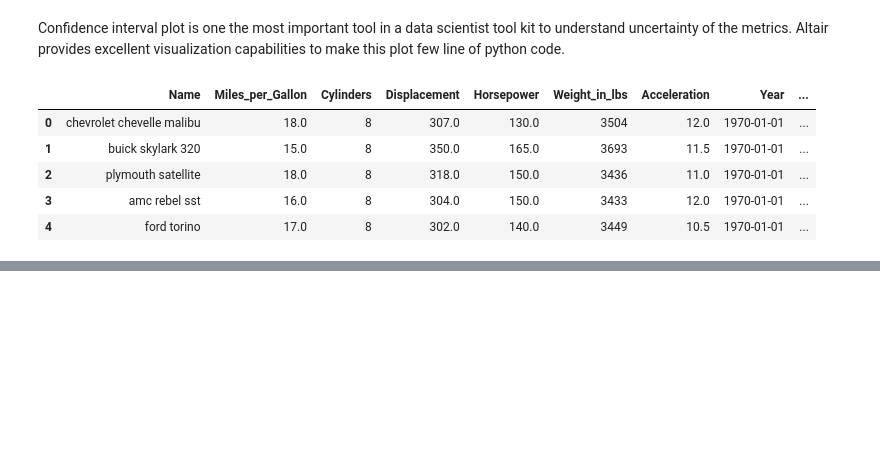
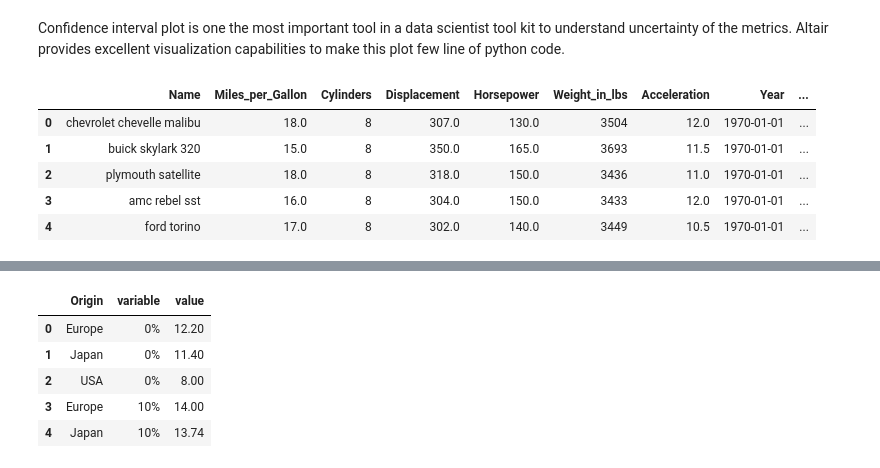
Before and after one commit to anaveenan/naveenanarjunan, a Jupyter notebook: _notebooks/2020-02-22-confidence-interval-plot.ipynb, the cells around one changed output, grey strips where cells are left out. Saved outputs shown, nothing was run; the diff lists cells and outputs as text; code cells hidden in the pictures; blank space fills up the shorter version.

```diff
--- a/_notebooks/2020-02-22-confidence-interval-plot.ipynb
+++ b/_notebooks/2020-02-22-confidence-interval-plot.ipynb
@@ -157,29 +125,0 @@ alt.layer(base, *polynomial_fit)
-# %%
-import numpy as np
-import pandas as pd
-import altair as alt
-
-# Generate some random data
-rng = np.random.RandomState(1)
-x = rng.rand(40) ** 2
-y = 10 - 1.0 / (x + 0.1) + rng.randn(40)
-source = pd.DataFrame({"x": x, "y": y})
-
-# Define the degree of the polynomial fits
-degree_list = [1, 3, 5]
-
-base = alt.Chart(source).mark_circle(color="black").encode(
-        alt.X("x"), alt.Y("y")
-)
-
-polynomial_fit = [
-    base.transform_regression(
-        "x", "y", method="poly", order=order, as_=["x", str(order)]
-    )
-    .mark_line()
-    .transform_fold([str(order)], as_=["degree", "y"])
-    .encode(alt.Color("degree:N"))
-    for order in degree_list
-]
-
-alt.layer(base, *polynomial_fit)
@@ -191,0 +147,17 @@ polynomial_fit
+# %%
+df=(source
+ .groupby(['Origin'])
+ .agg(metrics=('Acceleration',get_decile))['metrics']
+ .apply(pd.Series)
+ .rename(columns=lambda x:str(x*10)+"%")
+ .reset_index()
+ .melt(id_vars='Origin')
+)
+df.head()
+# %% [output]
+|  | Origin | variable | value |
+| 0 | Europe | 0% | 12.20 |
+| 1 | Japan | 0% | 11.40 |
+| 2 | USA | 0% | 8.00 |
+| 3 | Europe | 10% | 14.00 |
+| 4 | Japan | 10% | 13.74 |
```
Also changed, not shown: parts of 9 cells of this notebook, 1 other file.
